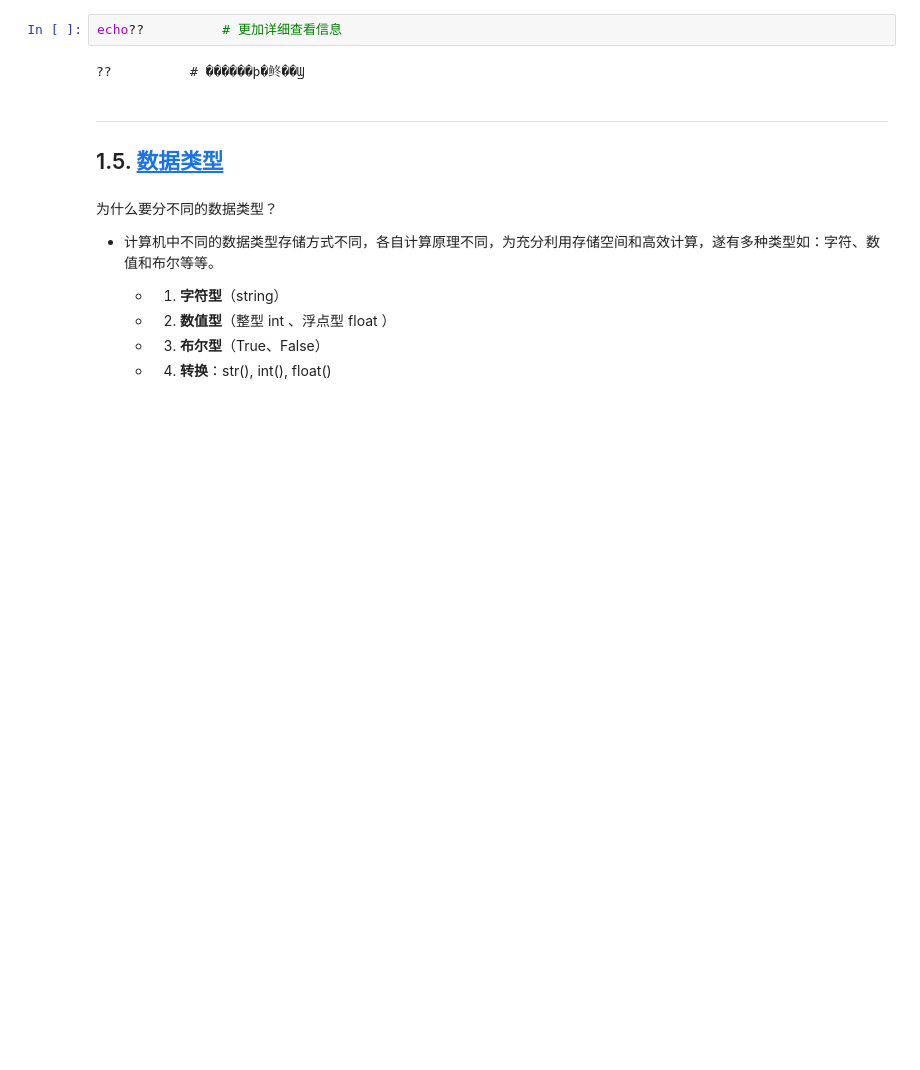
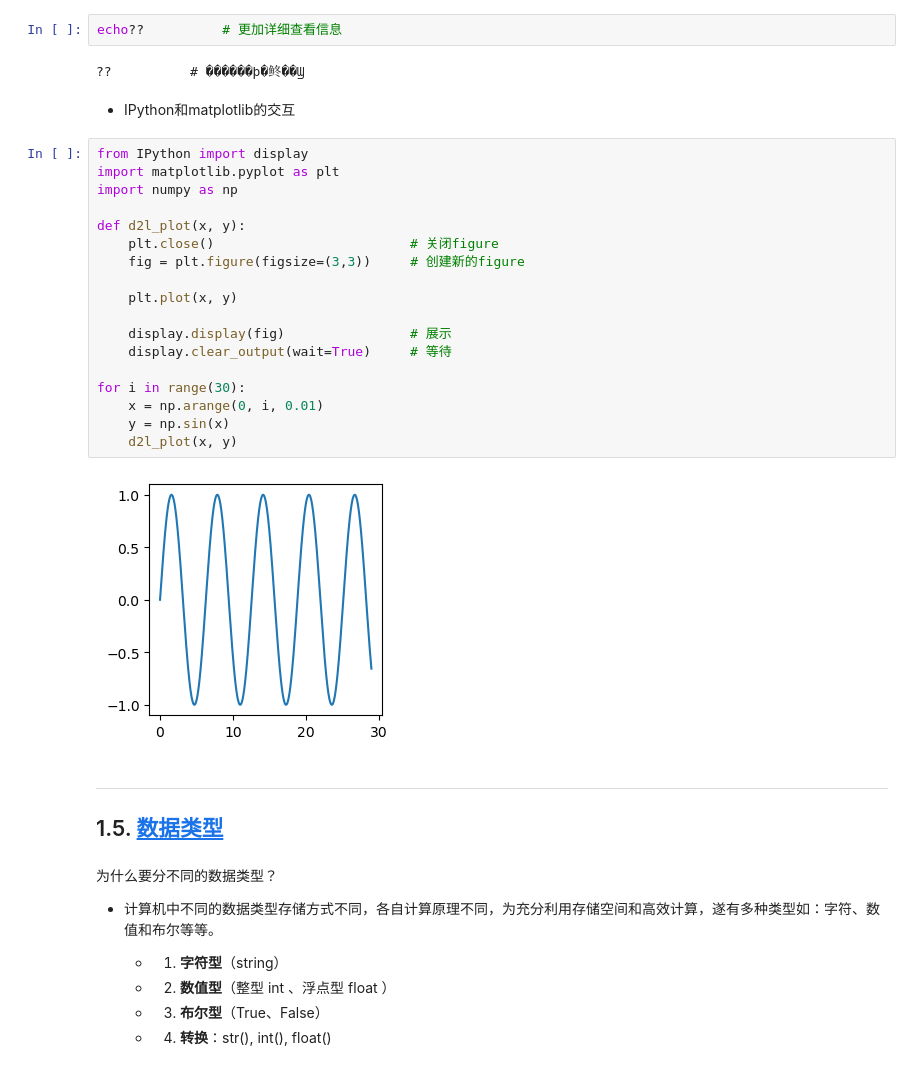
Before and after one commit to zhaoy2020/OnlineLibrary, a Jupyter notebook: 001-Language/003 Python/001《Python语言程序设计 》学习笔记.ipynb, the cells around one changed output. Saved outputs shown, nothing was run; the diff lists cells and outputs as text; blank space fills up the shorter version.

```diff
--- a/001-Language/003 Python/001《Python语言程序设计 》学习笔记.ipynb
+++ b/001-Language/003 Python/001《Python语言程序设计 》学习笔记.ipynb
@@ -234,6 +239,28 @@ echo?           # 查看信息
 echo??          # 更加详细查看信息
 # %% [output]
 ??          # ������ϸ�鿴��Ϣ
+# %% [markdown]
+- IPython和matplotlib的交互
+# %%
+from IPython import display
+import matplotlib.pyplot as plt
+import numpy as np
+
+def d2l_plot(x, y):
+    plt.close()                         # 关闭figure
+    fig = plt.figure(figsize=(3,3))     # 创建新的figure
+
+    plt.plot(x, y)
+
+    display.display(fig)                # 展示
+    display.clear_output(wait=True)     # 等待
+
+for i in range(30):
+    x = np.arange(0, i, 0.01)
+    y = np.sin(x)
+    d2l_plot(x, y)
+# %% [output]
+[figure, added]
 # %% [markdown]
 ---
 ## 1.5. <a id='toc1_5_'></a>[数据类型](#toc0_)
```
Also changed, not shown: parts of 7 cells of this notebook, 5 other files.
